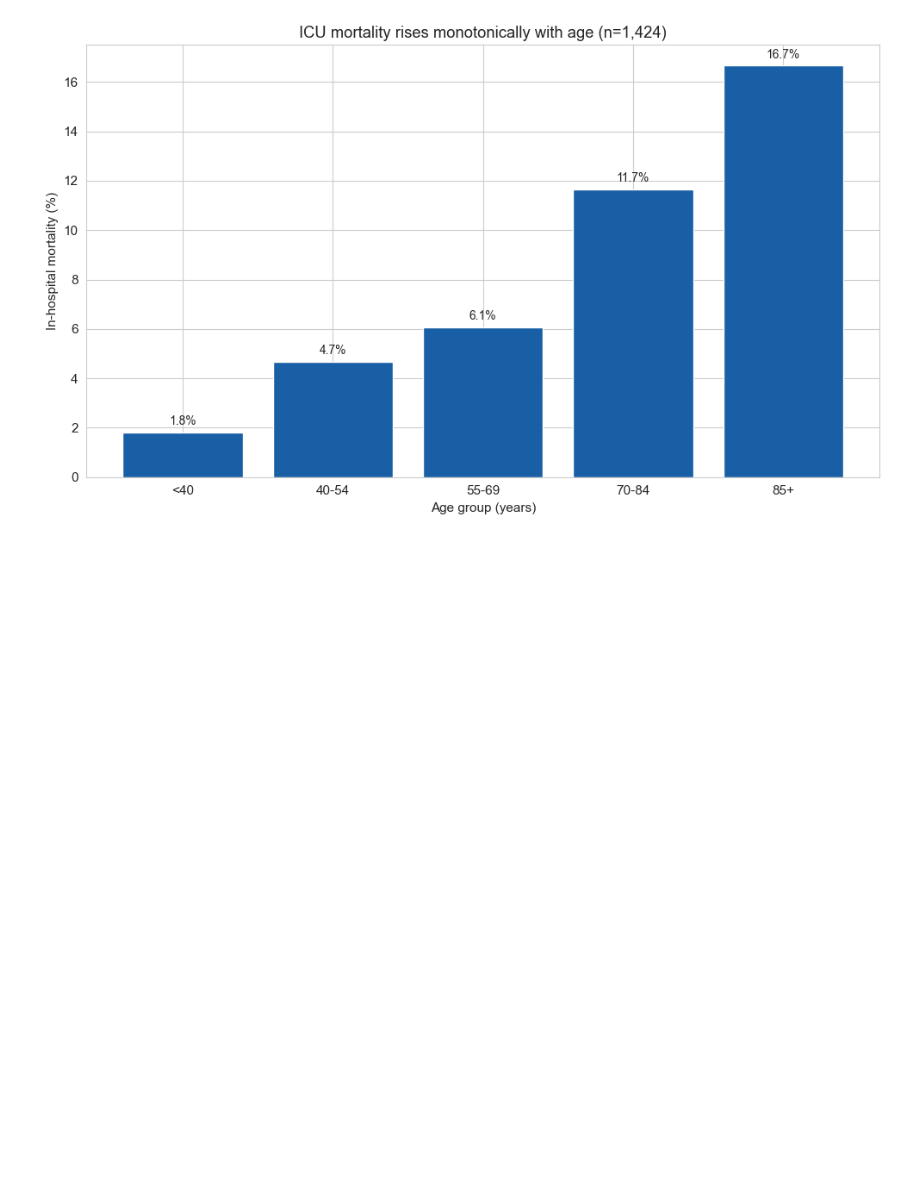
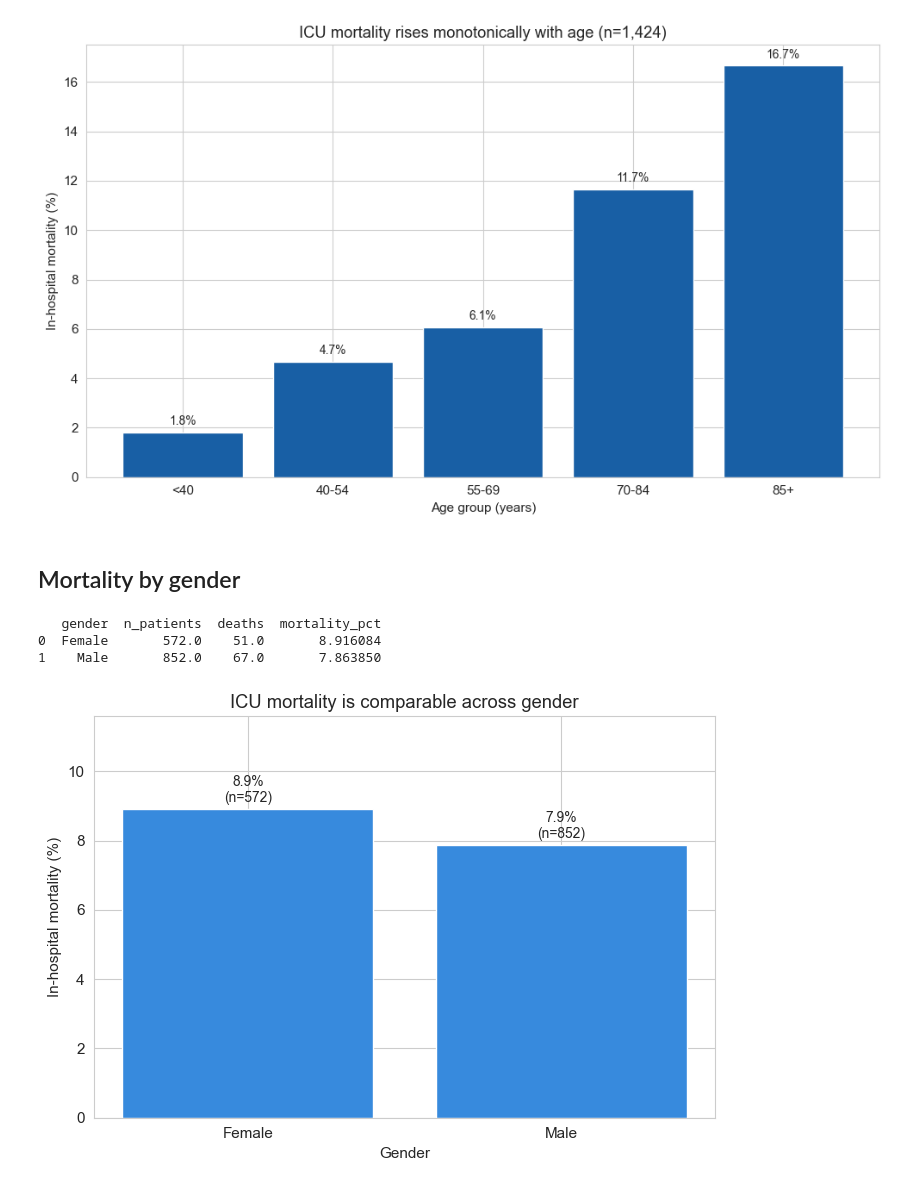
Before and after one commit to a-sereshki/eicu-mortality-prediction, a Jupyter notebook: notebooks/01_cohort_exploration.ipynb, the cells around one changed output. Saved outputs shown, nothing was run; the diff lists cells and outputs as text; code cells hidden in the pictures; blank space fills up the shorter version.

Commit message:
Add gender and Apache severity charts with findings summary

```diff
--- a/notebooks/01_cohort_exploration.ipynb
+++ b/notebooks/01_cohort_exploration.ipynb
@@ -78,3 +78,41 @@ plt.show()
 3     70-84       472.0    55.0      11.652542
 4       85+       144.0    24.0      16.666667
 [figure]
+# %% [markdown]
+## Mortality by gender
+# %%
+mortality_by_gender = (
+    cohort.groupby("gender", observed=True)
+    .apply(lambda g: pd.Series({
+        "n_patients": len(g),
+        "deaths": (g["hospitaldischargestatus"] == "Expired").sum(),
+        "mortality_pct": 100.0 * (g["hospitaldischargestatus"] == "Expired").sum() / len(g),
+    }))
+    .reset_index()
+)
+# Keep only Male and Female (drop any missing/other)
+mortality_by_gender = mortality_by_gender[mortality_by_gender["gender"].isin(["Male", "Female"])]
+print(mortality_by_gender)
+
+# Plot it
+fig, ax = plt.subplots(figsize=(7, 5))
+bars = ax.bar(mortality_by_gender["gender"], mortality_by_gender["mortality_pct"],
+              color="#378ADD")
+ax.set_ylabel("In-hospital mortality (%)")
+ax.set_xlabel("Gender")
+ax.set_title("ICU mortality is comparable across gender")
+ax.set_ylim(0, max(mortality_by_gender["mortality_pct"]) * 1.3)
+
+# Annotate with N and percentage
+for bar, row in zip(bars, mortality_by_gender.itertuples()):
+    ax.text(bar.get_x() + bar.get_width()/2, bar.get_height() + 0.2,
+            f"{row.mortality_pct:.1f}%\n(n={int(row.n_patients)})",
+            ha="center", fontsize=10)
+
+plt.tight_layout()
+plt.show()
+# %% [output]
+   gender  n_patients  deaths  mortality_pct
+0  Female       572.0    51.0       8.916084
+1    Male       852.0    67.0       7.863850
+[figure, added]
```
Also changed, not shown: parts of 3 cells of this notebook.
